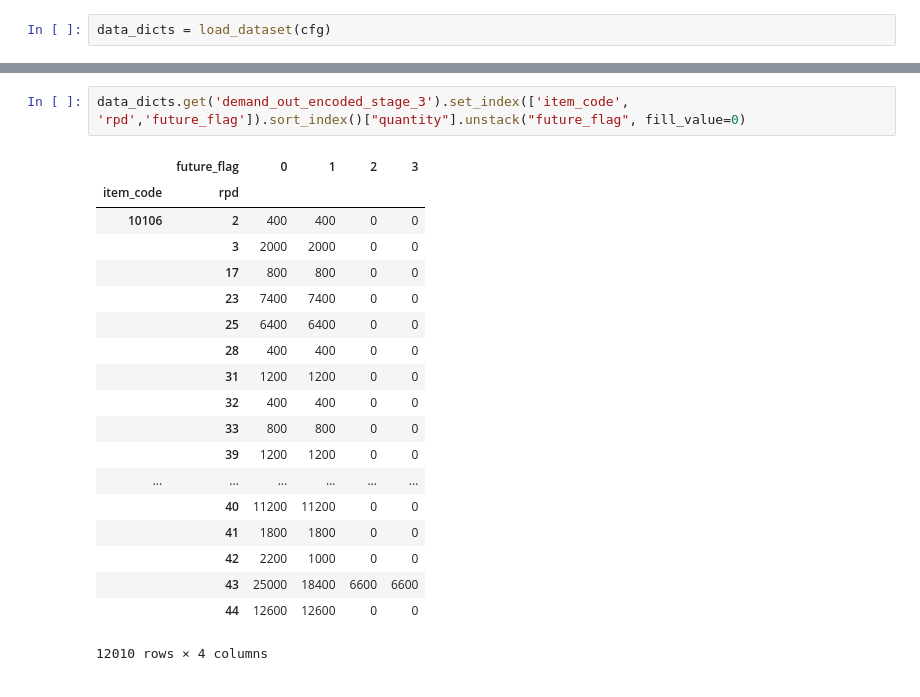
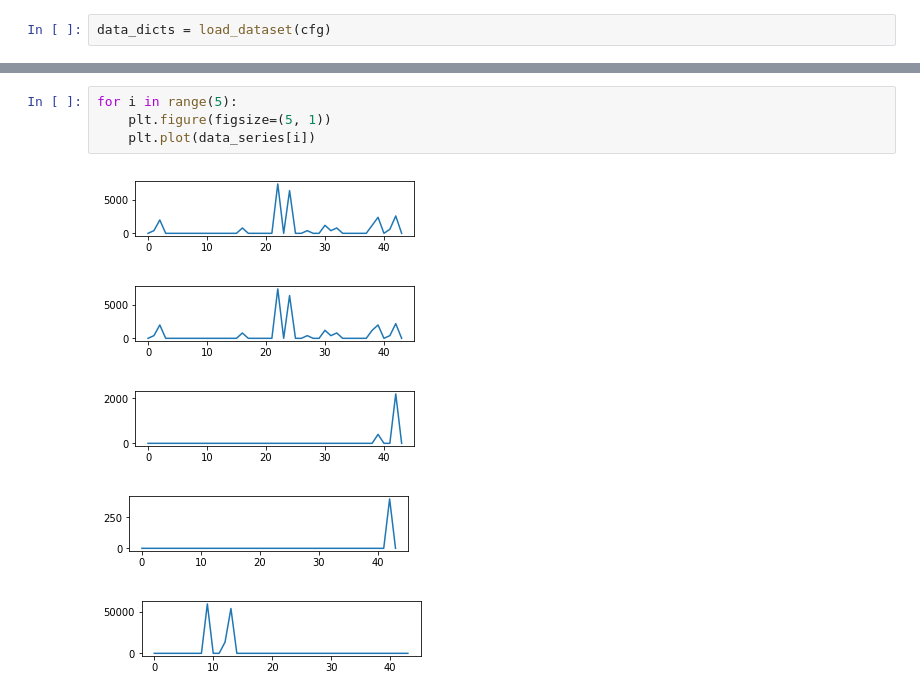
Before and after one commit to rodrigorivera/nr_clustering, a Jupyter notebook: notebooks/1.0-rrc-vae-exploration.ipynb, the cells around one changed output, grey strips where cells are left out. Saved outputs shown, nothing was run; the diff lists cells and outputs as text.

```diff
--- a/notebooks/1.0-rrc-vae-exploration.ipynb
+++ b/notebooks/1.0-rrc-vae-exploration.ipynb
@@ -263,22 +290,10 @@ ImportError: cannot import name 'fill_empty_periods'
-# %%
-data_dicts.get('demand_out_encoded_stage_3').set_index(['item_code', 'rpd','future_flag']).sort_index()["quantity"].unstack("future_flag", fill_value=0)
-# %% [output]
-|  | future_flag | 0 | 1 | 2 | 3 |
-| item_code | rpd |  |  |  |  |
-| 10106 | 2 | 400 | 400 | 0 | 0 |
-|  | 3 | 2000 | 2000 | 0 | 0 |
-|  | 17 | 800 | 800 | 0 | 0 |
-|  | 23 | 7400 | 7400 | 0 | 0 |
-|  | 25 | 6400 | 6400 | 0 | 0 |
-|  | 28 | 400 | 400 | 0 | 0 |
-|  | 31 | 1200 | 1200 | 0 | 0 |
-|  | 32 | 400 | 400 | 0 | 0 |
-|  | 33 | 800 | 800 | 0 | 0 |
-|  | 39 | 1200 | 1200 | 0 | 0 |
-| ... | ... | ... | ... | ... | ... |
-|  | 40 | 11200 | 11200 | 0 | 0 |
-|  | 41 | 1800 | 1800 | 0 | 0 |
-|  | 42 | 2200 | 1000 | 0 | 0 |
-|  | 43 | 25000 | 18400 | 6600 | 6600 |
-|  | 44 | 12600 | 12600 | 0 | 0 |
-12010 rows × 4 columns
+# %%
+for i in range(5):
+    plt.figure(figsize=(5, 1))
+    plt.plot(data_series[i])
+# %% [output]
+[figure, added]
+[figure, added]
+[figure, added]
+[figure, added]
+[figure, added]
```
Also changed, not shown: parts of 16 cells of this notebook, 4 other files.
